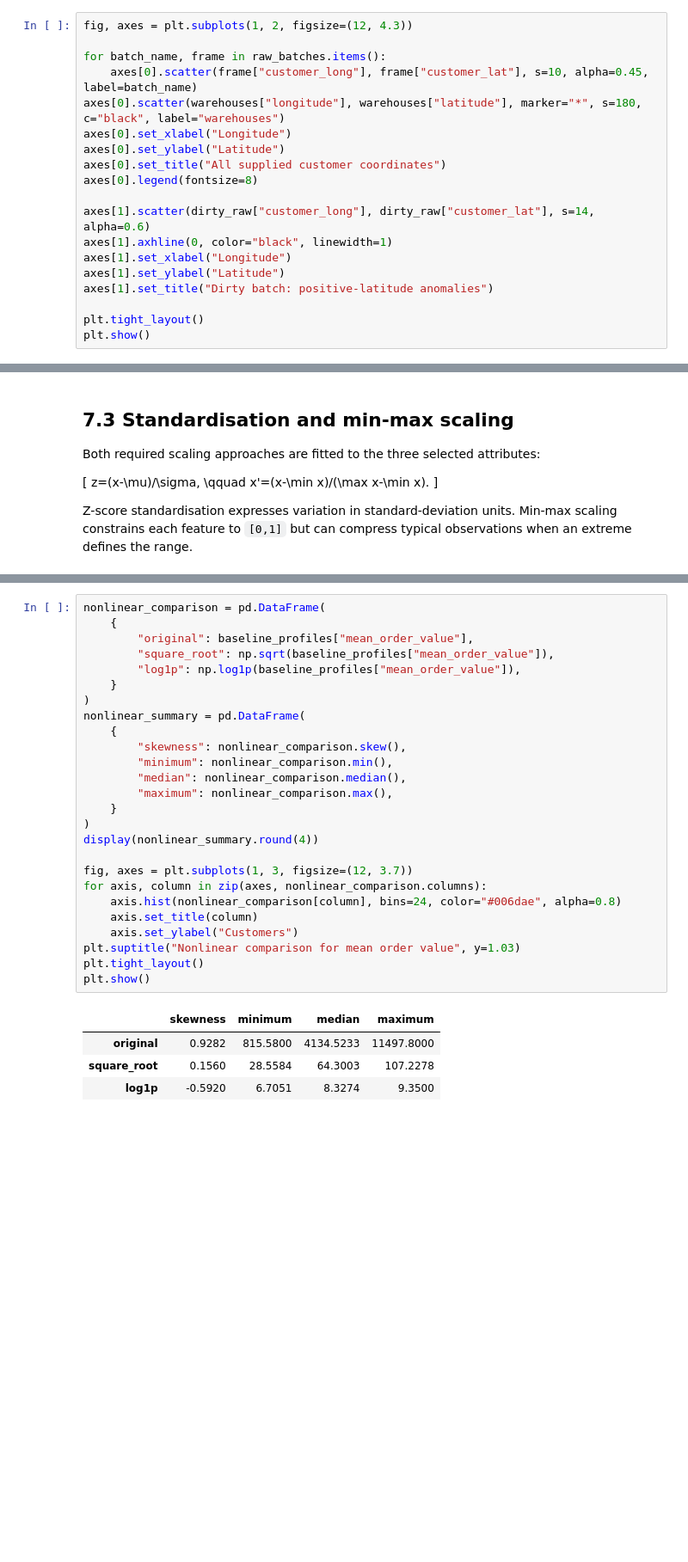
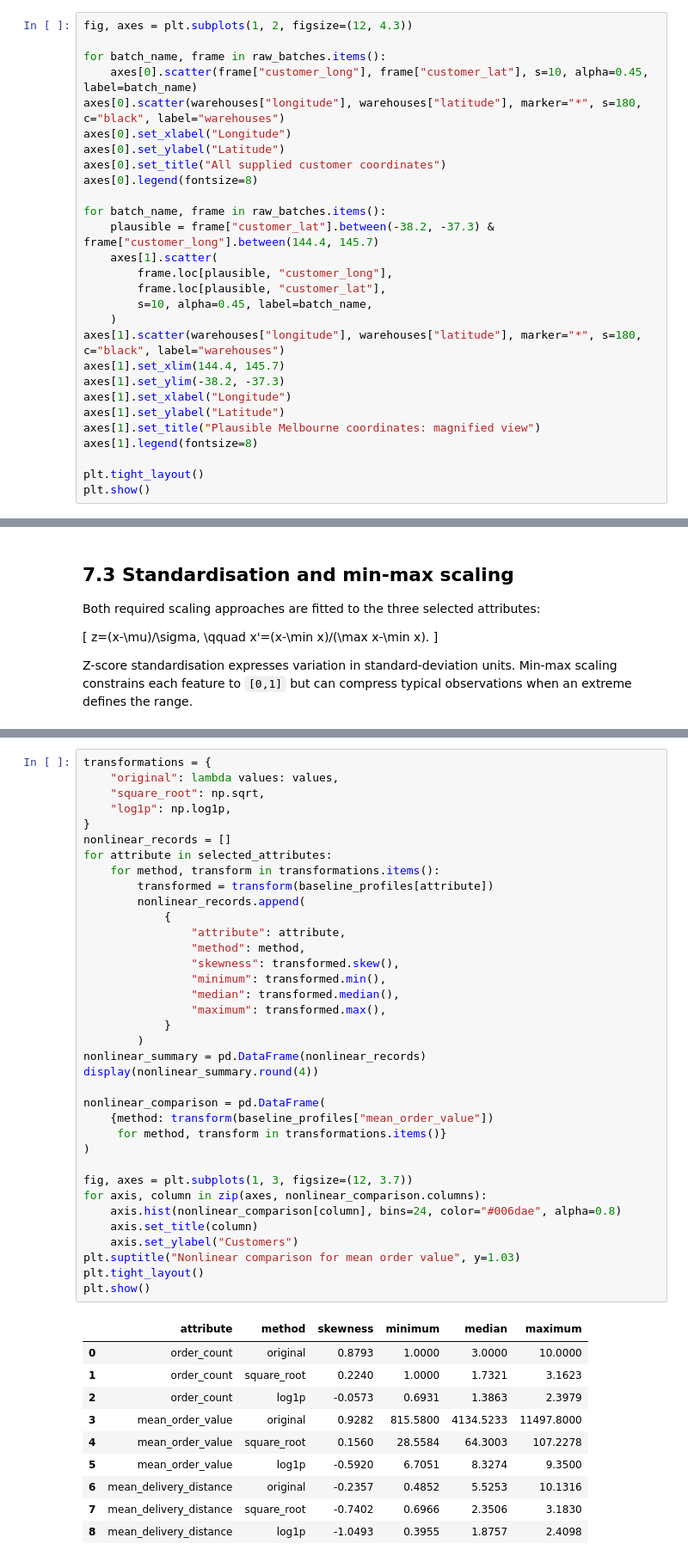
Before and after one commit to ZGHL/FIT5196-A2, a Jupyter notebook: notebooks/Group030_solution.ipynb, the cells around one changed output, grey strips where cells are left out. Shown at 86% size. Drawn from its saved outputs; the diff is of its cells as text; blank space fills up the shorter version.

```diff
--- a/notebooks/Group030_solution.ipynb
+++ b/notebooks/Group030_solution.ipynb
@@ -391,11 +391,20 @@ axes[0].set_ylabel("Latitude")
 axes[0].set_title("All supplied customer coordinates")
 axes[0].legend(fontsize=8)
 
-axes[1].scatter(dirty_raw["customer_long"], dirty_raw["customer_lat"], s=14, alpha=0.6)
-axes[1].axhline(0, color="black", linewidth=1)
+for batch_name, frame in raw_batches.items():
+    plausible = frame["customer_lat"].between(-38.2, -37.3) & frame["customer_long"].between(144.4, 145.7)
+    axes[1].scatter(
+        frame.loc[plausible, "customer_long"],
+        frame.loc[plausible, "customer_lat"],
+        s=10, alpha=0.45, label=batch_name,
+    )
+axes[1].scatter(warehouses["longitude"], warehouses["latitude"], marker="*", s=180, c="black", label="warehouses")
+axes[1].set_xlim(144.4, 145.7)
+axes[1].set_ylim(-38.2, -37.3)
 axes[1].set_xlabel("Longitude")
 axes[1].set_ylabel("Latitude")
-axes[1].set_title("Dirty batch: positive-latitude anomalies")
+axes[1].set_title("Plausible Melbourne coordinates: magnified view")
+axes[1].legend(fontsize=8)
 
 plt.tight_layout()
 plt.show()
@@ -1329,33 +1372,49 @@ Both methods remove unit differences. Z-score scaling centres each attribute at
 # %%
+transformations = {
+    "original": lambda values: values,
+    "square_root": np.sqrt,
+    "log1p": np.log1p,
+}
+nonlinear_records = []
+for attribute in selected_attributes:
+    for method, transform in transformations.items():
+        transformed = transform(baseline_profiles[attribute])
+        nonlinear_records.append(
+            {
+                "attribute": attribute,
+                "method": method,
+                "skewness": transformed.skew(),
+                "minimum": transformed.min(),
+                "median": transformed.median(),
+                "maximum": transformed.max(),
+            }
+        )
+nonlinear_summary = pd.DataFrame(nonlinear_records)
+display(nonlinear_summary.round(4))
+
 nonlinear_comparison = pd.DataFrame(
-    {
-        "original": baseline_profiles["mean_order_value"],
-        "square_root": np.sqrt(baseline_profiles["mean_order_value"]),
-        "log1p": np.log1p(baseline_profiles["mean_order_value"]),
-    }
+    {method: transform(baseline_profiles["mean_order_value"])
+     for method, transform in transformations.items()}
 )
-nonlinear_summary = pd.DataFrame(
-    {
-        "skewness": nonlinear_comparison.skew(),
-        "minimum": nonlinear_comparison.min(),
-        "median": nonlinear_comparison.median(),
-        "maximum": nonlinear_comparison.max(),
-    }
-)
-display(nonlinear_summary.round(4))
 
 fig, axes = plt.subplots(1, 3, figsize=(12, 3.7))
 for axis, column in zip(axes, nonlinear_comparison.columns):
     axis.hist(nonlinear_comparison[column], bins=24, color="#006dae", alpha=0.8)
     axis.set_title(column)
     axis.set_ylabel("Customers")
 plt.suptitle("Nonlinear comparison for mean order value", y=1.03)
 plt.tight_layout()
 plt.show()
 # %% [output]
-|  | skewness | minimum | median | maximum |
-| original | 0.9282 | 815.5800 | 4134.5233 | 11497.8000 |
-| square_root | 0.1560 | 28.5584 | 64.3003 | 107.2278 |
-| log1p | -0.5920 | 6.7051 | 8.3274 | 9.3500 |
+|  | attribute | method | skewness | minimum | median | maximum |
+| 0 | order_count | original | 0.8793 | 1.0000 | 3.0000 | 10.0000 |
+| 1 | order_count | square_root | 0.2240 | 1.0000 | 1.7321 | 3.1623 |
+| 2 | order_count | log1p | -0.0573 | 0.6931 | 1.3863 | 2.3979 |
+| 3 | mean_order_value | original | 0.9282 | 815.5800 | 4134.5233 | 11497.8000 |
+| 4 | mean_order_value | square_root | 0.1560 | 28.5584 | 64.3003 | 107.2278 |
+| 5 | mean_order_value | log1p | -0.5920 | 6.7051 | 8.3274 | 9.3500 |
+| 6 | mean_delivery_distance | original | -0.2357 | 0.4852 | 5.5253 | 10.1316 |
+| 7 | mean_delivery_distance | square_root | -0.7402 | 0.6966 | 2.3506 | 3.1830 |
+| 8 | mean_delivery_distance | log1p | -1.0493 | 0.3955 | 1.8757 | 2.4098 |
 [figure]
 # %% [markdown]
```
Also changed, not shown: parts of 11 cells of this notebook, 1 other file.
